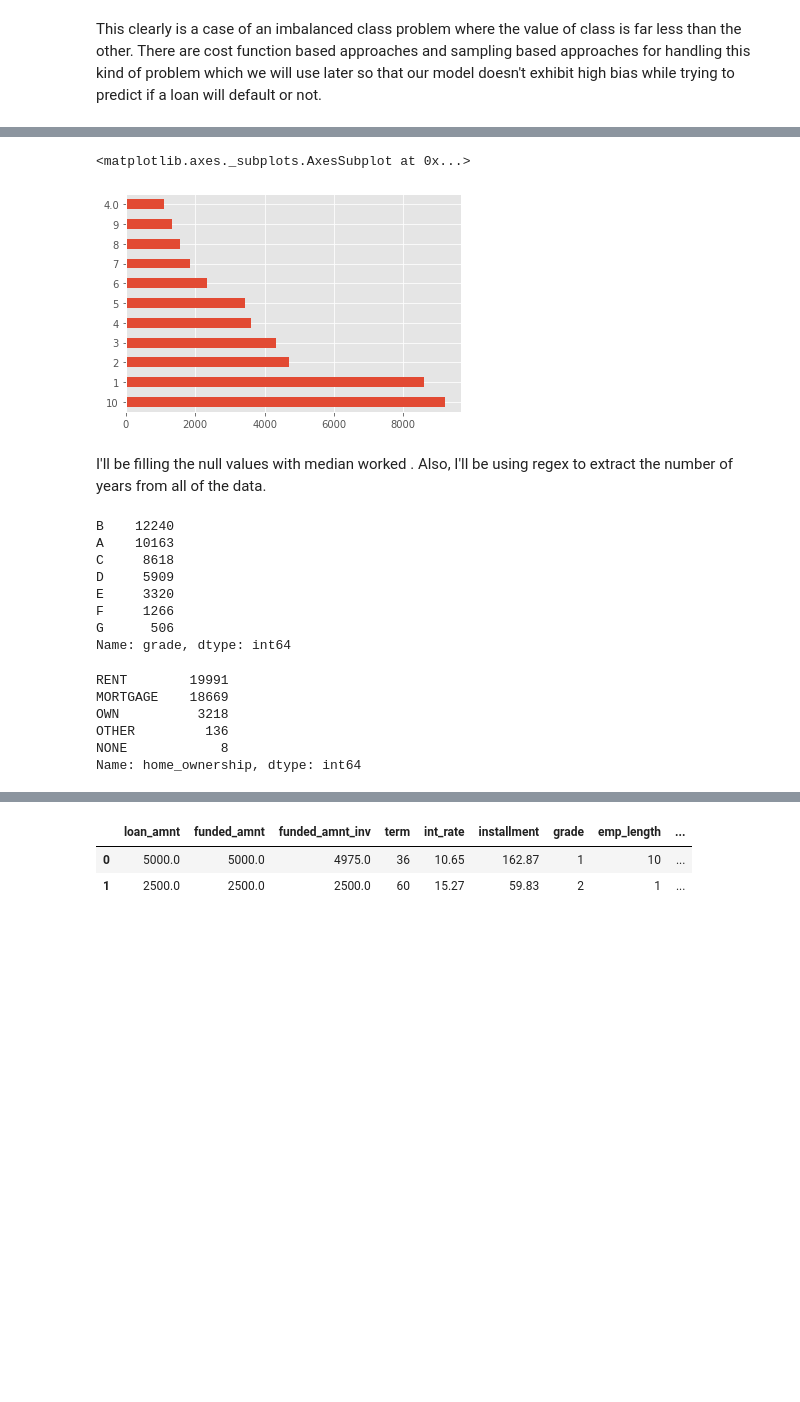
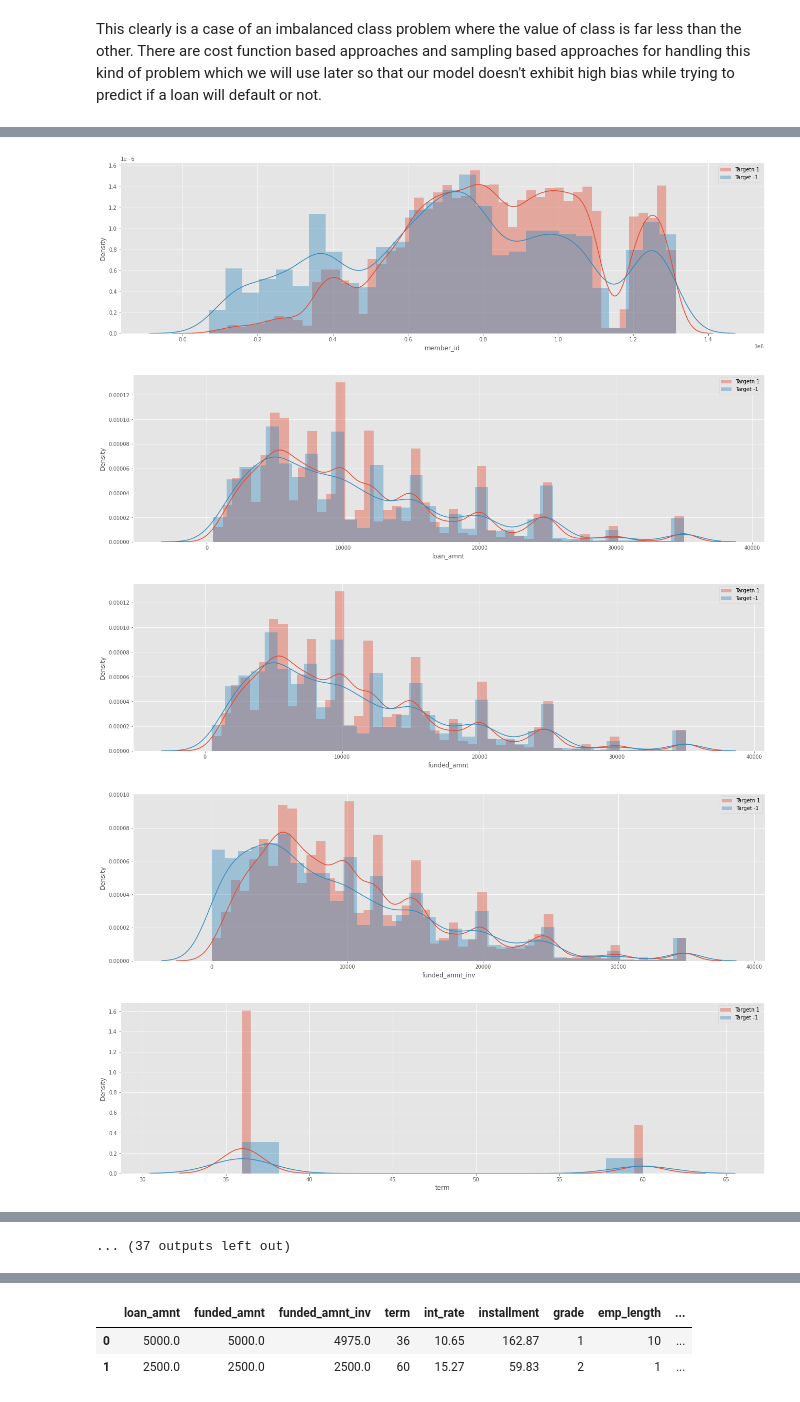
Before and after one commit to chinu1997/Capstone-Project2-Team2, a Jupyter notebook: Chinmaya_Devprasad_team_2_of_Loan_Default_Prediction_Capstone_Project.ipynb, the cells around one changed output, grey strips where cells are left out. Saved outputs shown, nothing was run; the diff lists cells and outputs as text; code cells hidden in the pictures; blank space fills up the shorter version.

```diff
--- a/Chinmaya_Devprasad_team_2_of_Loan_Default_Prediction_Capstone_Project.ipynb
+++ b/Chinmaya_Devprasad_team_2_of_Loan_Default_Prediction_Capstone_Project.ipynb
@@ -108,3 +220,7 @@ lending_df = lending_df.dropna(thresh=lending_df.shape[0]*0.90,how='all',axis=1)
+# %%
+Max_Nan_value_column=lending_df[lending_df.columns[lending_df.isnull().mean() > 0.99]]
+# %%
+lending_df.drop(Max_Nan_value_column,axis=1,inplace=True)
 # %%
 len(lending_df.columns)
 # %% [output]
@@ -160,0 +289,7 @@ lending_df['term'] = lending_df['term'].replace("months","", regex=True).astype(
+# %%
+date_type=['issue_d','earliest_cr_line','last_pymnt_d','last_credit_pull_d','next_pymnt_d']
+
+for col in date_type:
+  lending_df[col]=pd.to_datetime(lending_df[col])
+  lending_df[col+'_year']=lending_df[col].dt.year
+  lending_df[col+'_month']=lending_df[col].dt.month
@@ -161,31 +298,15 @@ lending_df['term'] = lending_df['term'].replace("months","", regex=True).astype(
 # %%
 lending_df['emp_length'].replace(to_replace='[^0-9]+', value='', inplace=True, regex=True)
-# %%
-lending_df['emp_length'].fillna(value=lending_df['emp_length'].median(),inplace=True)
-lending_df['annual_inc'].fillna(method='ffill',inplace=True)
-lending_df['emp_length'].value_counts().plot(kind='barh',grid=True)
-# %% [output]
-<matplotlib.axes._subplots.AxesSubplot at 0x...>
-[figure, removed]
-# %% [markdown]
-I'll be filling the null values with median worked . Also, I'll be using regex to extract the number of years from all of the data.
-# %%
-lending_df['grade'].value_counts()
-# %% [output]
-B    12240
-A    10163
-C     8618
-D     5909
-E     3320
-F     1266
-G      506
-Name: grade, dtype: int64
-# %%
-lending_df['home_ownership'].value_counts()
-# %% [output]
-RENT        19991
-MORTGAGE    18669
-OWN          3218
-OTHER         136
-NONE            8
-Name: home_ownership, dtype: int64
+# %%
+for col in lending_df.describe().columns:
+  fig = plt.figure(figsize=(22,6))
+  sns.distplot(lending_df.loc[lending_df['Target'] == 1, col],label='Targetn 1')
+  sns.distplot(lending_df.loc[lending_df['Target'] == -1, col],label='Target -1')
+  plt.legend()
+  plt.show()
+# %% [output]
+[figure, added]
+[figure, added]
+[figure, added]
+[figure, added]
+[figure, added]
@@ -191,0 +320 @@ Name: home_ownership, dtype: int64
+... (37 outputs left out)
```
Also changed, not shown: parts of 54 cells of this notebook.
